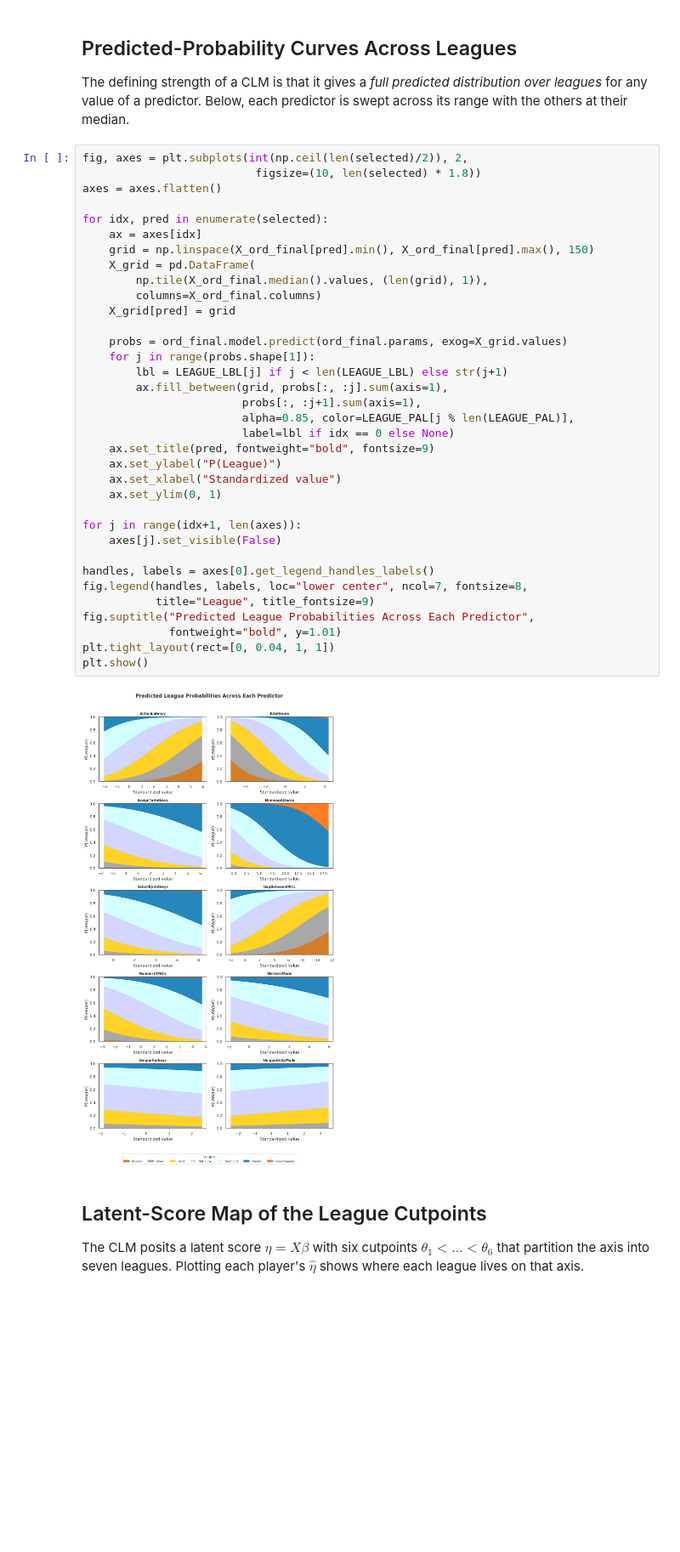
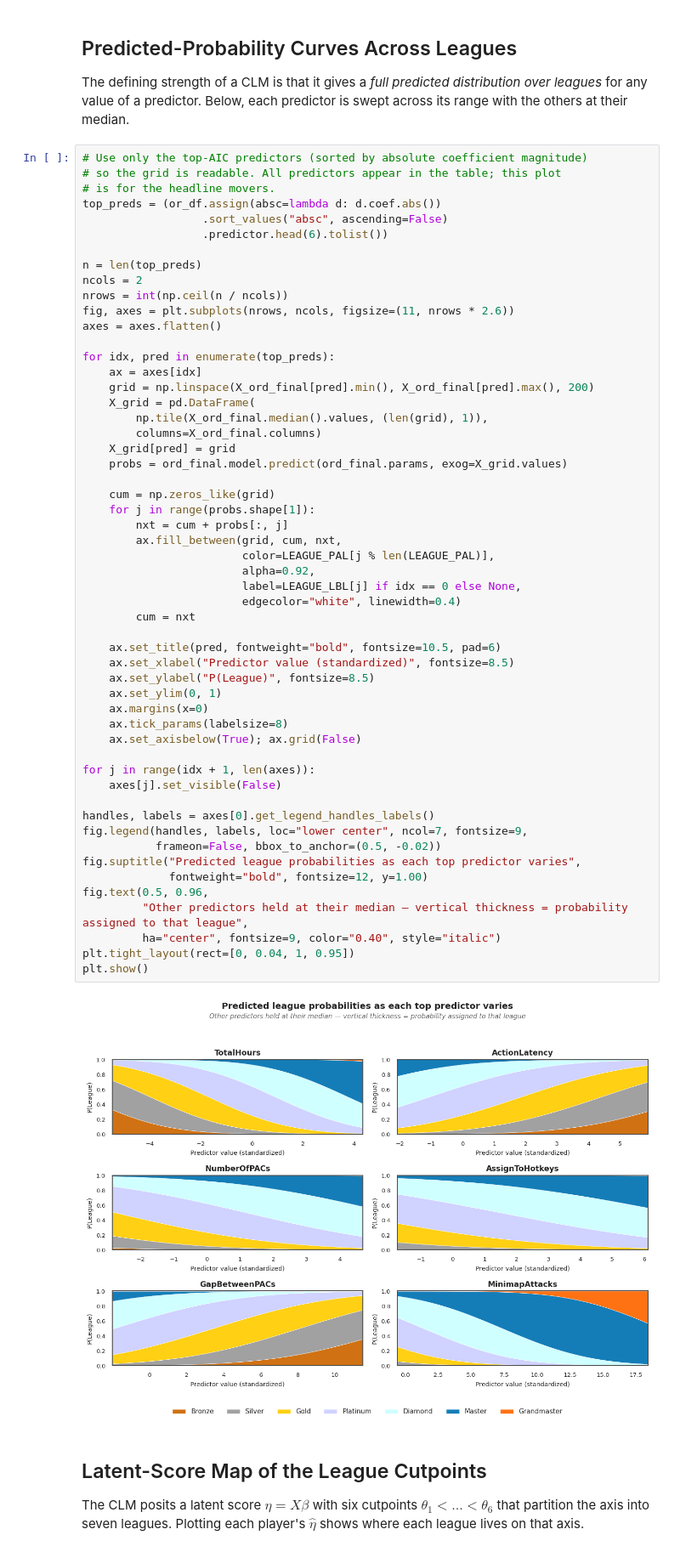
Before and after one commit to ArriW/skillcraft, a Jupyter notebook: skillcraft_regression.ipynb, the cells around one changed output. Shown at 85% size. Drawn from its saved outputs; the diff is of its cells as text; blank space fills up the shorter version.

```diff
--- a/skillcraft_regression.ipynb
+++ b/skillcraft_regression.ipynb
@@ -778,42 +831,61 @@ plt.show()
 
 The defining strength of a CLM is that it gives a *full predicted distribution over leagues* for any value of a predictor. Below, each predictor is swept across its range with the others at their median.
 # %%
-fig, axes = plt.subplots(int(np.ceil(len(selected)/2)), 2,
-                          figsize=(10, len(selected) * 1.8))
+# Use only the top-AIC predictors (sorted by absolute coefficient magnitude)
+# so the grid is readable. All predictors appear in the table; this plot
+# is for the headline movers.
+top_preds = (or_df.assign(absc=lambda d: d.coef.abs())
+                  .sort_values("absc", ascending=False)
+                  .predictor.head(6).tolist())
+
+n = len(top_preds)
+ncols = 2
+nrows = int(np.ceil(n / ncols))
+fig, axes = plt.subplots(nrows, ncols, figsize=(11, nrows * 2.6))
 axes = axes.flatten()
 
-for idx, pred in enumerate(selected):
+for idx, pred in enumerate(top_preds):
     ax = axes[idx]
-    grid = np.linspace(X_ord_final[pred].min(), X_ord_final[pred].max(), 150)
+    grid = np.linspace(X_ord_final[pred].min(), X_ord_final[pred].max(), 200)
     X_grid = pd.DataFrame(
         np.tile(X_ord_final.median().values, (len(grid), 1)),
         columns=X_ord_final.columns)
     X_grid[pred] = grid
+    probs = ord_final.model.predict(ord_final.params, exog=X_grid.values)
 
-    probs = ord_final.model.predict(ord_final.params, exog=X_grid.values)
+    cum = np.zeros_like(grid)
     for j in range(probs.shape[1]):
-        lbl = LEAGUE_LBL[j] if j < len(LEAGUE_LBL) else str(j+1)
-        ax.fill_between(grid, probs[:, :j].sum(axis=1),
-                        probs[:, :j+1].sum(axis=1),
-                        alpha=0.85, color=LEAGUE_PAL[j % len(LEAGUE_PAL)],
-                        label=lbl if idx == 0 else None)
-    ax.set_title(pred, fontweight="bold", fontsize=9)
-    ax.set_ylabel("P(League)")
-    ax.set_xlabel("Standardized value")
+        nxt = cum + probs[:, j]
+        ax.fill_between(grid, cum, nxt,
+                        color=LEAGUE_PAL[j % len(LEAGUE_PAL)],
+                        alpha=0.92,
+                        label=LEAGUE_LBL[j] if idx == 0 else None,
+                        edgecolor="white", linewidth=0.4)
+        cum = nxt
+
+    ax.set_title(pred, fontweight="bold", fontsize=10.5, pad=6)
+    ax.set_xlabel("Predictor value (standardized)", fontsize=8.5)
+    ax.set_ylabel("P(League)", fontsize=8.5)
     ax.set_ylim(0, 1)
+    ax.margins(x=0)
+    ax.tick_params(labelsize=8)
+    ax.set_axisbelow(True); ax.grid(False)
 
-for j in range(idx+1, len(axes)):
+for j in range(idx + 1, len(axes)):
     axes[j].set_visible(False)
 
 handles, labels = axes[0].get_legend_handles_labels()
-fig.legend(handles, labels, loc="lower center", ncol=7, fontsize=8,
-           title="League", title_fontsize=9)
-fig.suptitle("Predicted League Probabilities Across Each Predictor",
-             fontweight="bold", y=1.01)
-plt.tight_layout(rect=[0, 0.04, 1, 1])
+fig.legend(handles, labels, loc="lower center", ncol=7, fontsize=9,
+           frameon=False, bbox_to_anchor=(0.5, -0.02))
+fig.suptitle("Predicted league probabilities as each top predictor varies",
+             fontweight="bold", fontsize=12, y=1.00)
+fig.text(0.5, 0.96,
+         "Other predictors held at their median — vertical thickness = probability assigned to that league",
+         ha="center", fontsize=9, color="0.40", style="italic")
+plt.tight_layout(rect=[0, 0.04, 1, 0.95])
 plt.show()
 # %% [output]
-[figure, old version]
+[figure, new version]
 # %% [markdown]
 ## Latent-Score Map of the League Cutpoints
 
```
Also changed, not shown: parts of 12 cells of this notebook, 13 other files.
